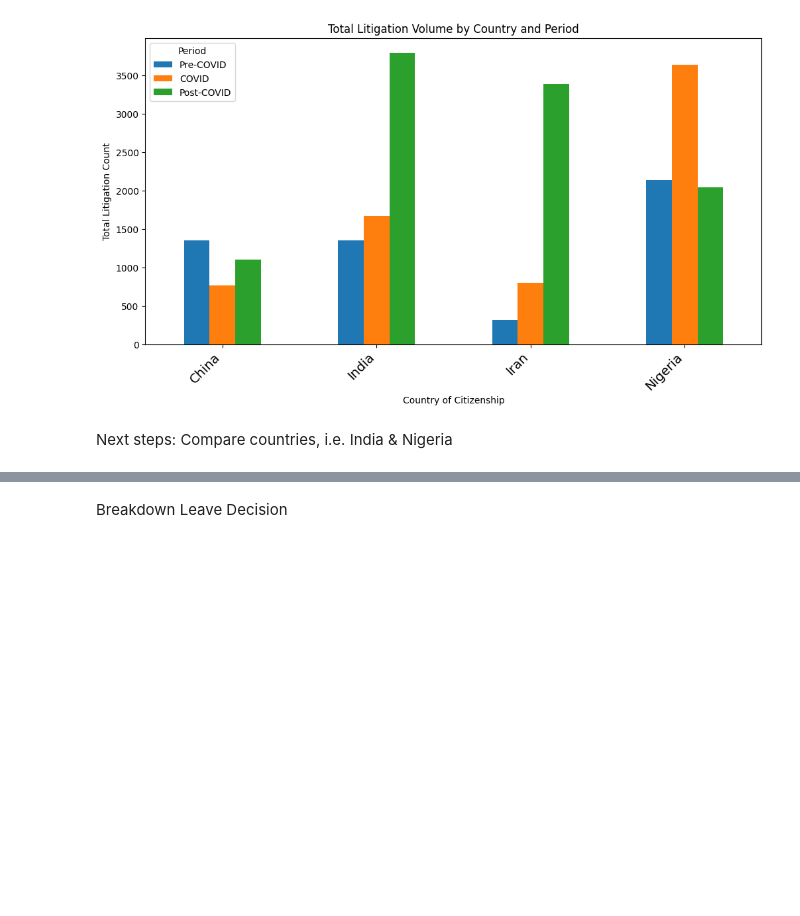
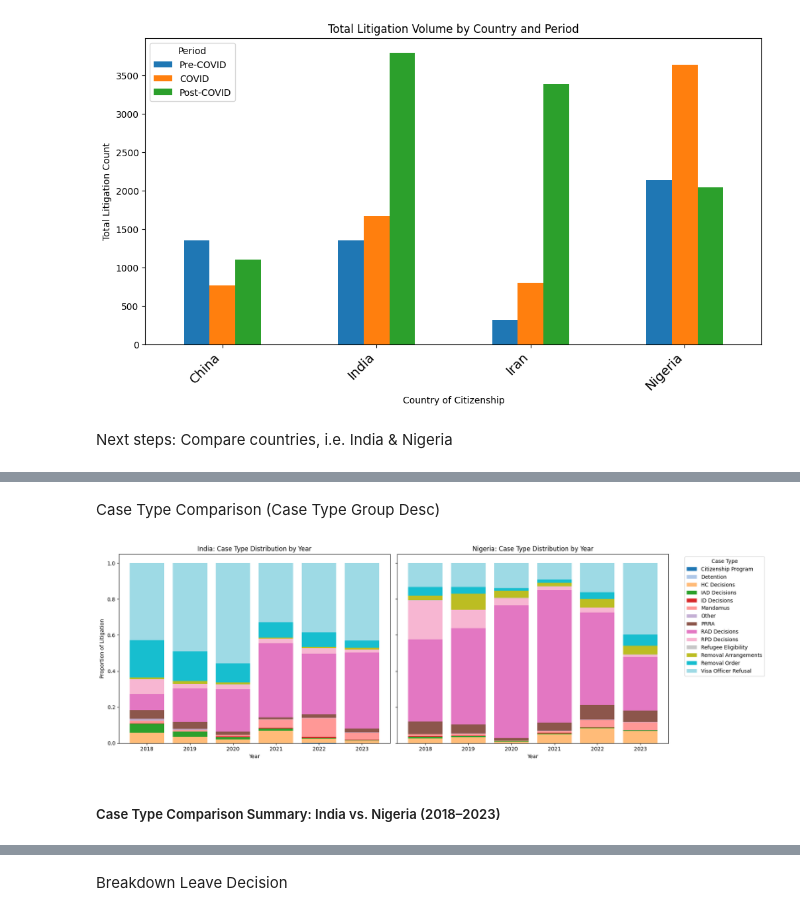
Before and after one commit to ismailbhinder/Public-Transparency-for-Immigration-Law-Canada, a Jupyter notebook: notebooks/EDA litigation case data.ipynb, the cells around one changed output, grey strips where cells are left out. Saved outputs shown, nothing was run; the diff lists cells and outputs as text; code cells hidden in the pictures; blank space fills up the shorter version.

```diff
--- a/notebooks/EDA litigation case data.ipynb
+++ b/notebooks/EDA litigation case data.ipynb
@@ -5,7 +5,7 @@ Data Cleaning
 
 import pandas as pd
 
-file_path = 'data/OPP-DART-2024-24502 (old 2023-21897) Litigation Cases.xlsx'
+file_path = '../data/raw/litigation_cases.xlsx'
 df = pd.read_excel(file_path, header=5)
 # %%
 # index
@@ -262,0 +294,48 @@ Next steps: Compare countries, i.e. India & Nigeria
+# %% [markdown]
+Case Type Comparison (Case Type Group Desc)
+# %%
+import matplotlib.pyplot as plt
+
+# Filter for India and Nigeria
+subset = df[df['Country of Citizenship'].isin(['India', 'Nigeria'])].copy()
+
+# Group by Country, Year, and Case Type, then sum
+grouped = (
+    subset.groupby(['Country of Citizenship', 'LIT Leave Decision Date - Year', 'LIT Case Type Group Desc'])['LIT Litigation Count']
+    .sum()
+    .groupby(level=[0,1])
+    .apply(lambda x: x / x.sum())  # normalize within each country-year
+)
+
+# Pivot to wide format for each country
+pivot = grouped.unstack(fill_value=0)
+india_case = pivot.loc['India']
+nigeria_case = pivot.loc['Nigeria']
+
+# Clean index to just year
+india_case.index = india_case.index.get_level_values(0)
+nigeria_case.index = nigeria_case.index.get_level_values(0)
+
+# Plot side-by-side
+fig, axes = plt.subplots(1, 2, figsize=(18, 6), sharey=True)
+
+# India
+india_case.plot(kind='bar', stacked=True, ax=axes[0], width=0.8, legend=False, colormap='tab20')
+axes[0].set_title('India: Case Type Distribution by Year')
+axes[0].set_xlabel('Year')
+axes[0].set_ylabel('Proportion of Litigation')
+axes[0].tick_params(axis='x', rotation=0)
+
+# Nigeria
+nigeria_case.plot(kind='bar', stacked=True, ax=axes[1], width=0.8, legend=True, colormap='tab20')
+axes[1].set_title('Nigeria: Case Type Distribution by Year')
+axes[1].set_xlabel('Year')
+axes[1].tick_params(axis='x', rotation=0)
+axes[1].legend(title='Case Type', bbox_to_anchor=(1.05, 1), loc='upper left')
+
+plt.tight_layout()
+plt.show()
+# %% [output]
+[figure, added]
+# %% [markdown]
+##### Case Type Comparison Summary: India vs. Nigeria (2018–2023)
```
Also changed, not shown: parts of 17 cells of this notebook, 1 other file.
